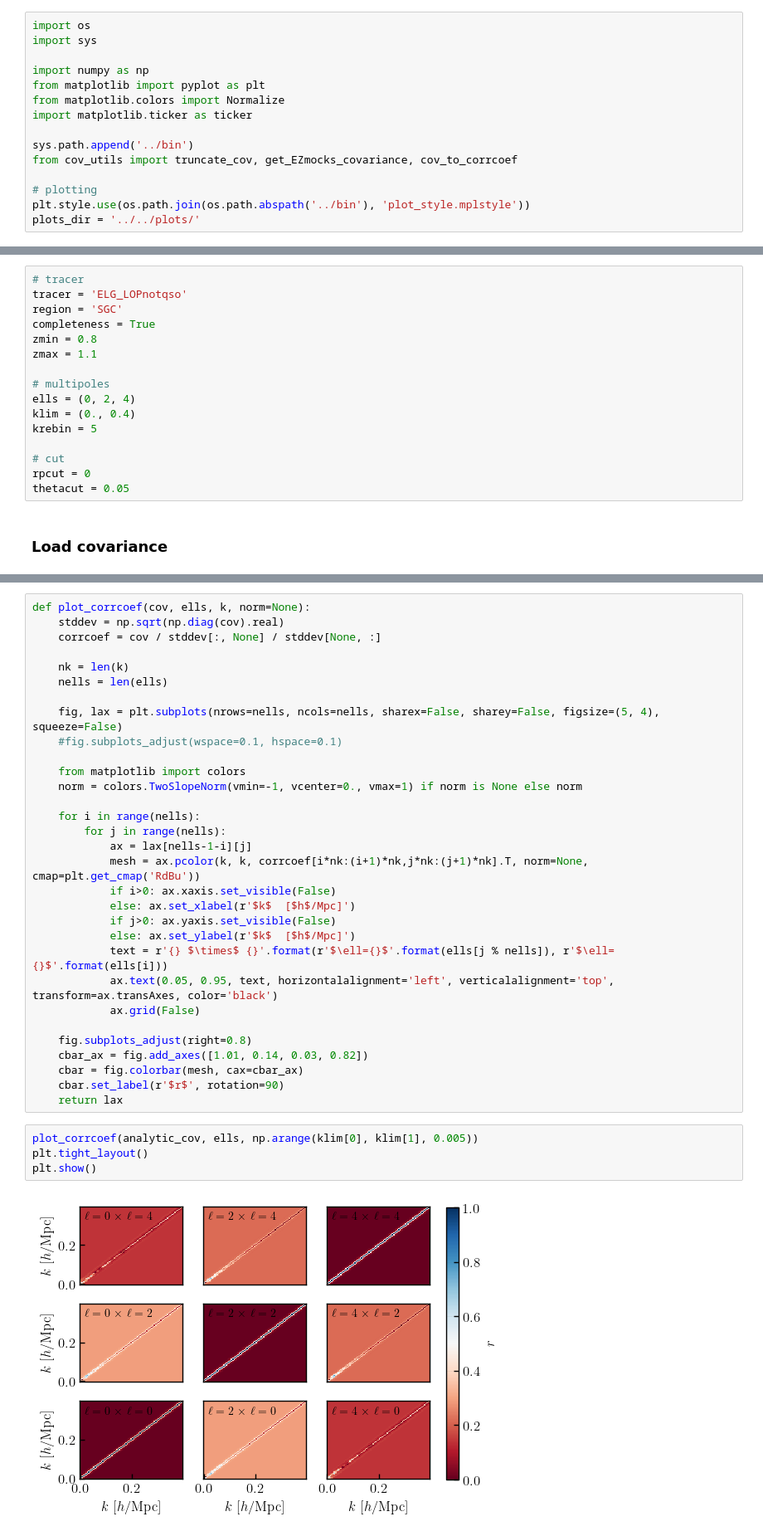
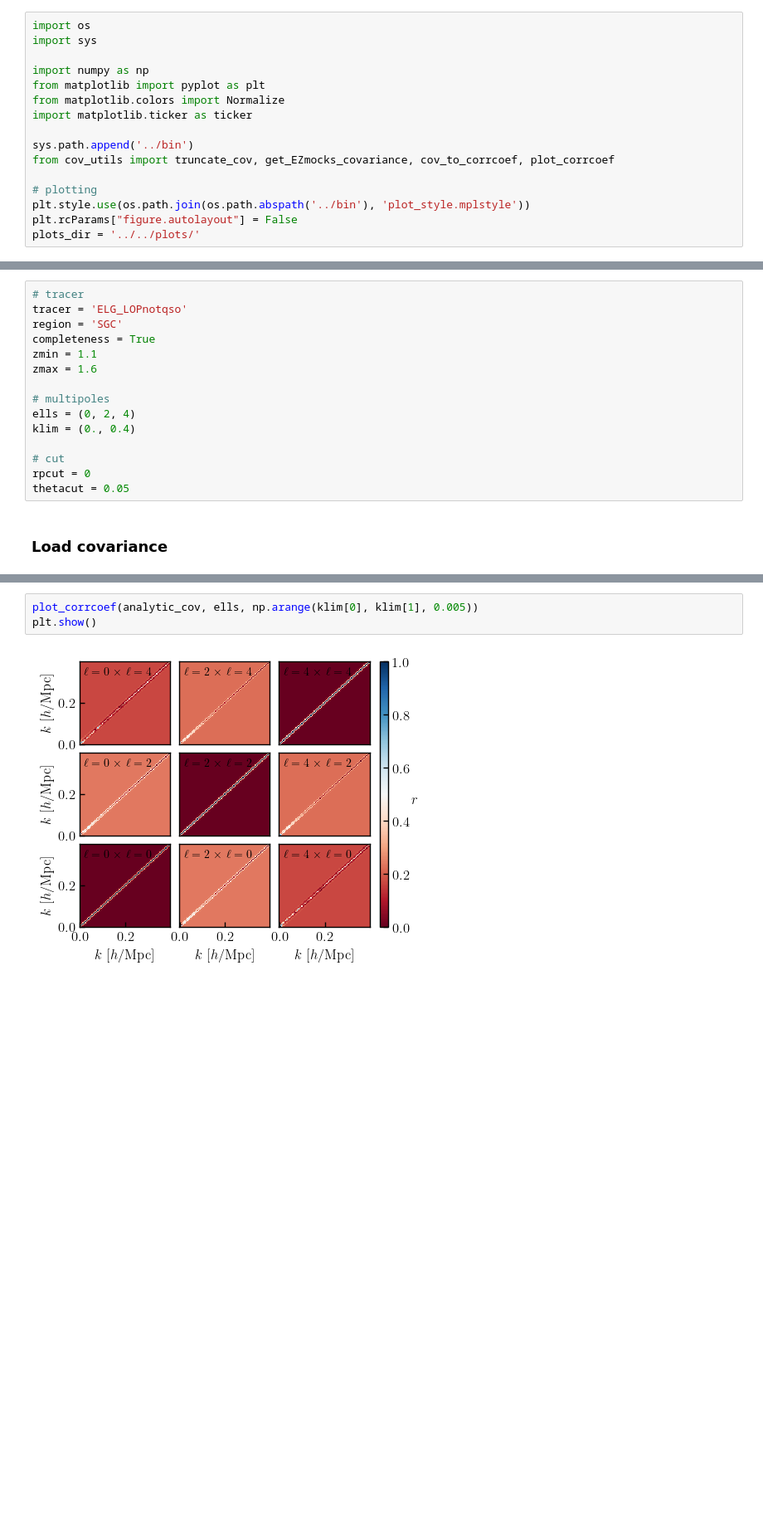
Before and after one commit to mathildepinon/desi-fiber-collisions, a Jupyter notebook: nb/covariance_plots.ipynb, the cells around one changed output, grey strips where cells are left out. Shown at 83% size. Drawn from its saved outputs; the diff is of its cells as text; blank space fills up the shorter version.

Commit message:
Ezmocks covariance plots

```diff
--- a/nb/covariance_plots.ipynb
+++ b/nb/covariance_plots.ipynb
@@ -10,10 +10,11 @@ from matplotlib.colors import Normalize
 import matplotlib.ticker as ticker
 
 sys.path.append('../bin')
-from cov_utils import truncate_cov, get_EZmocks_covariance, cov_to_corrcoef
+from cov_utils import truncate_cov, get_EZmocks_covariance, cov_to_corrcoef, plot_corrcoef
 
 # plotting
 plt.style.use(os.path.join(os.path.abspath('../bin'), 'plot_style.mplstyle'))
+plt.rcParams["figure.autolayout"] = False
 plots_dir = '../../plots/'
 # %% [markdown]
 ### Global parameters
@@ -22,13 +23,12 @@ plots_dir = '../../plots/'
 tracer = 'ELG_LOPnotqso'
 region = 'SGC'
 completeness = True
-zmin = 0.8
-zmax = 1.1
+zmin = 1.1
+zmax = 1.6
 
 # multipoles
 ells = (0, 2, 4)
 klim = (0., 0.4)
-krebin = 5
 
 # cut
 rpcut = 0
@@ -52,37 +50,5 @@ ezmocks_corrcoef = cov_to_corrcoef(ezmocks_cov)
-# %%
-def plot_corrcoef(cov, ells, k, norm=None):
-    stddev = np.sqrt(np.diag(cov).real)
-    corrcoef = cov / stddev[:, None] / stddev[None, :]
-
-    nk = len(k)
-    nells = len(ells)
-
-    fig, lax = plt.subplots(nrows=nells, ncols=nells, sharex=False, sharey=False, figsize=(5, 4), squeeze=False)
-    #fig.subplots_adjust(wspace=0.1, hspace=0.1)
-
-    from matplotlib import colors
-    norm = colors.TwoSlopeNorm(vmin=-1, vcenter=0., vmax=1) if norm is None else norm
-
-    for i in range(nells):
-        for j in range(nells):
-            ax = lax[nells-1-i][j]
-            mesh = ax.pcolor(k, k, corrcoef[i*nk:(i+1)*nk,j*nk:(j+1)*nk].T, norm=None, cmap=plt.get_cmap('RdBu'))
-            if i>0: ax.xaxis.set_visible(False)
-            else: ax.set_xlabel(r'$k$  [$h$/Mpc]')
-            if j>0: ax.yaxis.set_visible(False)
-            else: ax.set_ylabel(r'$k$  [$h$/Mpc]')
-            text = r'{} $\times$ {}'.format(r'$\ell={}$'.format(ells[j % nells]), r'$\ell={}$'.format(ells[i]))
-            ax.text(0.05, 0.95, text, horizontalalignment='left', verticalalignment='top', transform=ax.transAxes, color='black')
-            ax.grid(False)
-
-    fig.subplots_adjust(right=0.8)
-    cbar_ax = fig.add_axes([1.01, 0.14, 0.03, 0.82])
-    cbar = fig.colorbar(mesh, cax=cbar_ax)
-    cbar.set_label(r'$r$', rotation=90)
-    return lax
 # %%
 plot_corrcoef(analytic_cov, ells, np.arange(klim[0], klim[1], 0.005))
-plt.tight_layout()
 plt.show()
 # %% [output]
-[figure, old version]
+[figure, new version]
```
Also changed, not shown: parts of 4 cells of this notebook.
